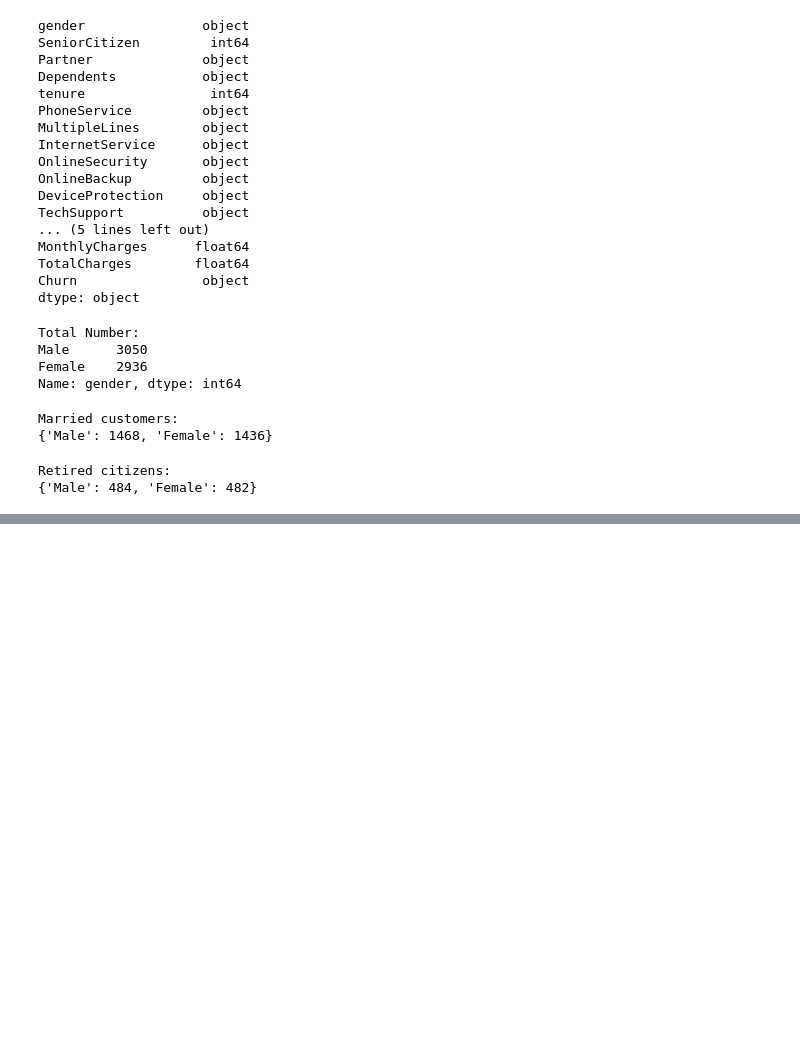
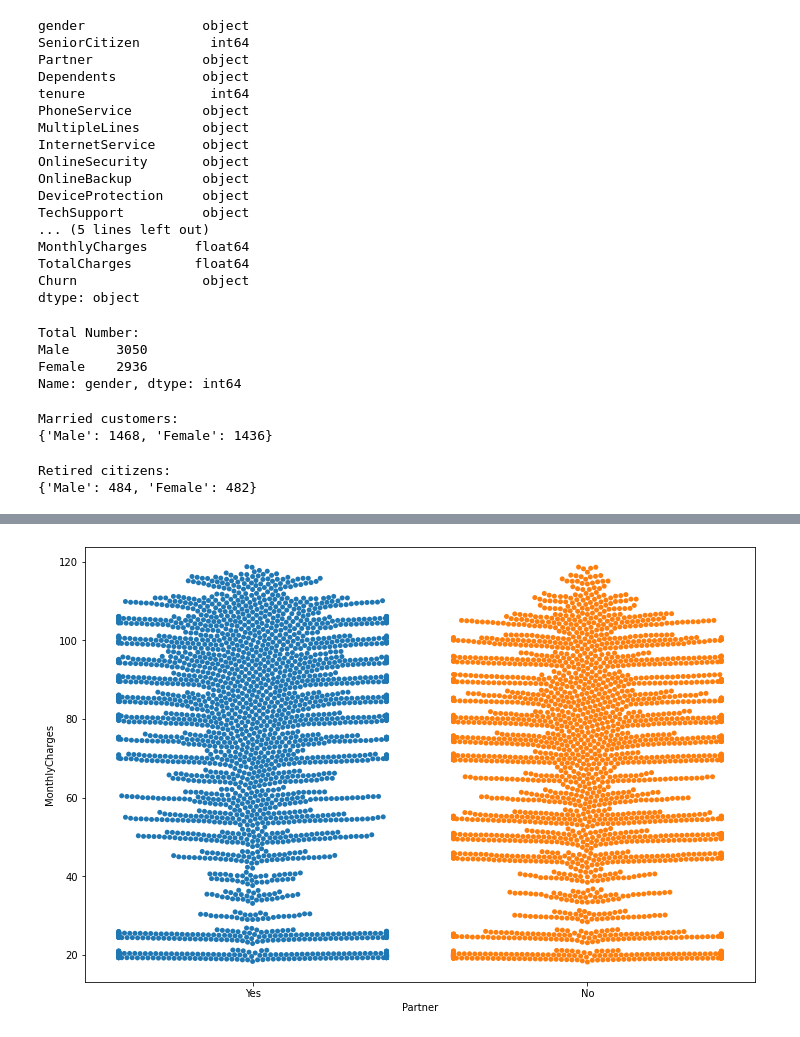
Before and after one commit to viktorjovev/TelecomChurnAnalysis, a Jupyter notebook: TelecomUsers.ipynb, the cells around one changed output, grey strips where cells are left out. Saved outputs shown, nothing was run; the diff lists cells and outputs as text; code cells hidden in the pictures; blank space fills up the shorter version.

```diff
--- a/TelecomUsers.ipynb
+++ b/TelecomUsers.ipynb
@@ -149,0 +154,6 @@ sns.scatterplot(x=cont_values['tenure'],y=cont_values['MonthlyCharges'])
+# %%
+plt.figure(figsize = (12, 8))
+sns.swarmplot(x = "Partner", y = "MonthlyCharges", data = dataset)
+plt.show()
+# %% [output]
+[figure, added]
```
Also changed, not shown: parts of 9 cells of this notebook.
